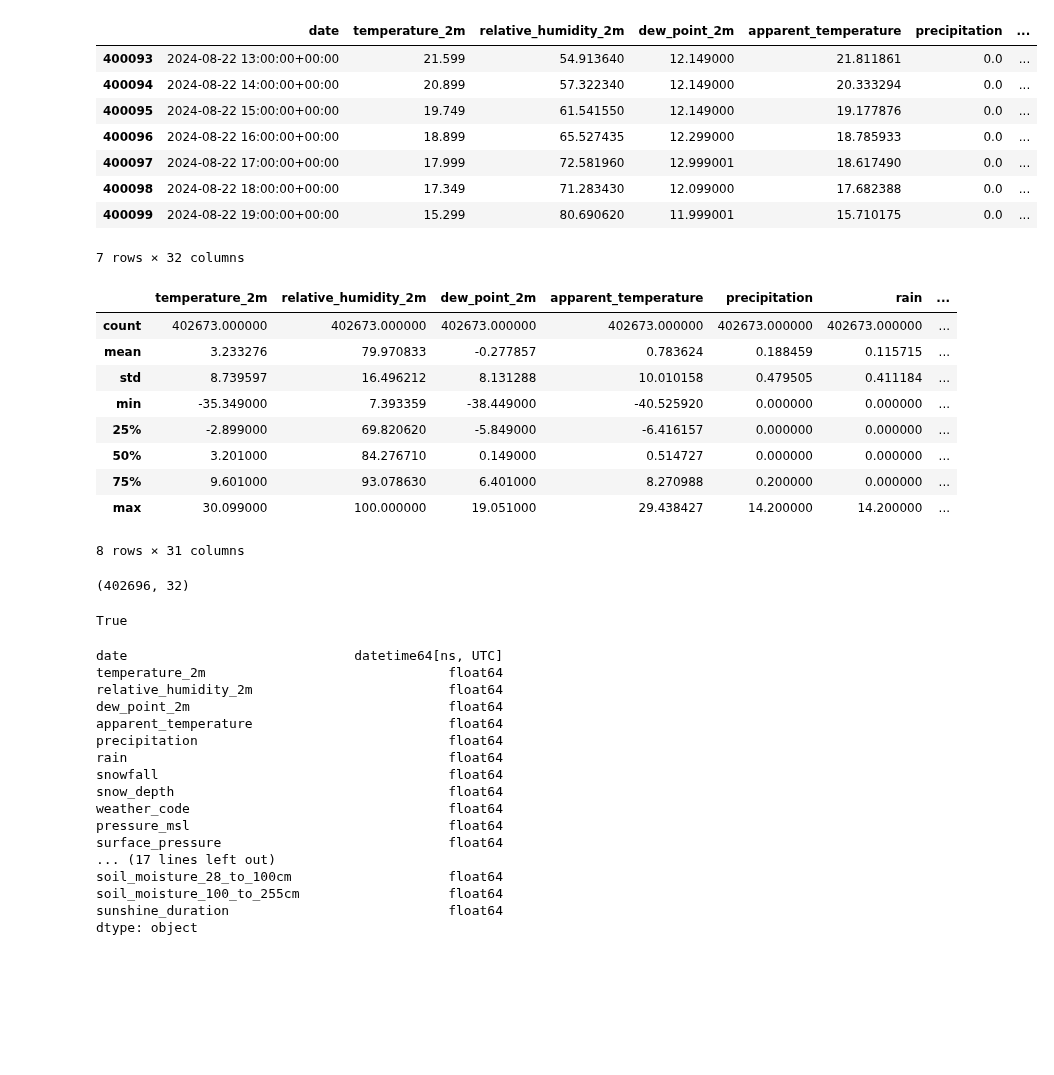
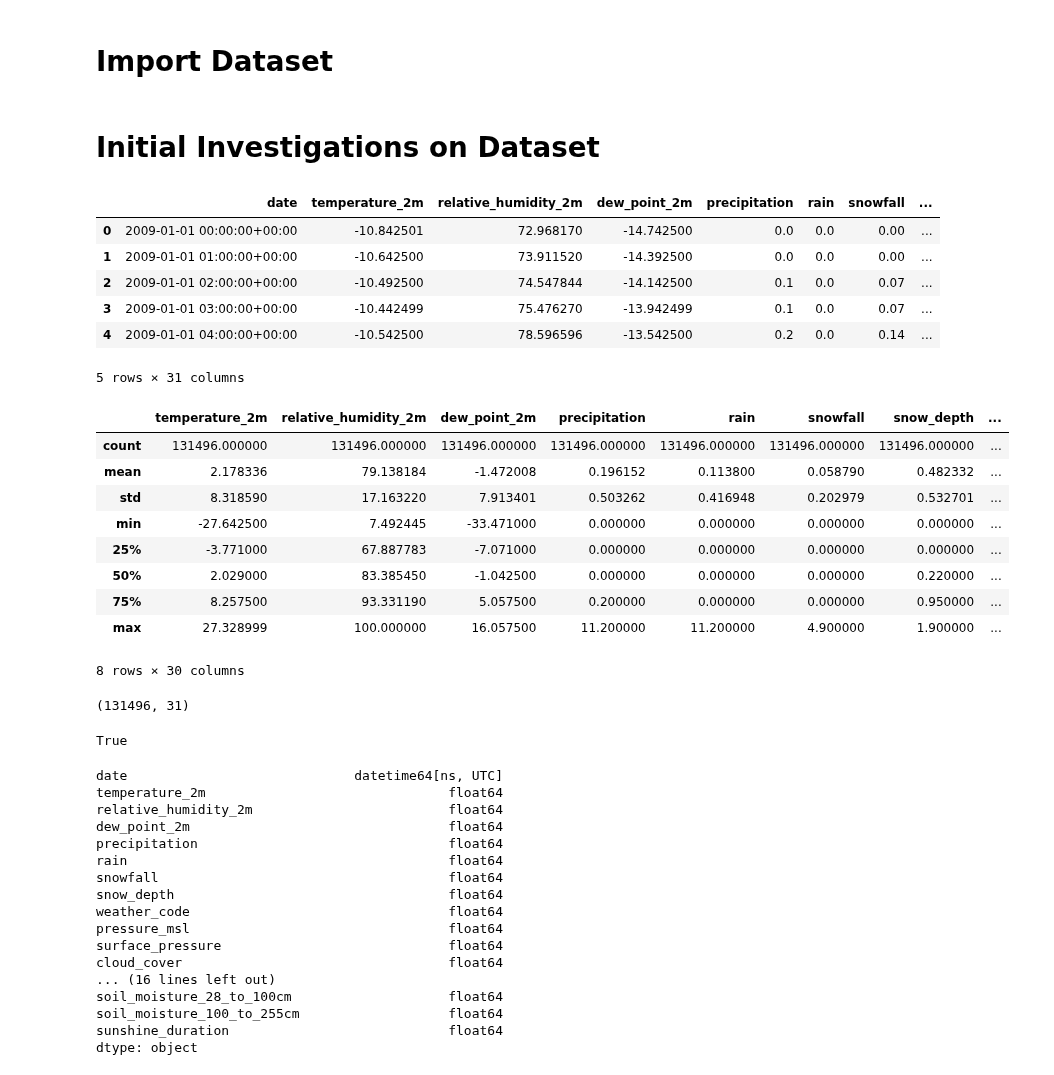
Before and after one commit to MadMax1995bb/powder_alert2.0, a Jupyter notebook: notebooks/notebook_model_tests.ipynb, the cells around one changed output. Saved outputs shown, nothing was run; the diff lists cells and outputs as text; code cells hidden in the pictures; blank space fills up the shorter version.

```diff
--- a/notebooks/notebook_model_tests.ipynb
+++ b/notebooks/notebook_model_tests.ipynb
@@ -12 +19,3 @@ from darts.models import RNNModel, TransformerModel
+# %% [markdown]
+# Import Dataset
 # %%
@@ -18,36 +29,48 @@ file_path = os.path.join(relative_path, file_name)
 
 df_hist_openmeteo = pd.read_csv(file_path)
 df_hist_openmeteo['date'] = pd.to_datetime(df_hist_openmeteo['date'])
+# %%
+#Full non-preprocessed dataset on historic data | 15 years | from openmeteo
+
+current_dir = os.getcwd()
+relative_path = os.path.dirname(current_dir)
+file_name = "raw_data/openmeteo_api_zentralstation.csv"
+
+file_path = os.path.join(relative_path, file_name)
+
+df_hist_openmeteo = pd.read_csv(file_path)
+df_hist_openmeteo['date'] = pd.to_datetime(df_hist_openmeteo['date'])
+# %% [markdown]
+# Initial Investigations on Dataset
 # %%
 #have a look at df (with relative current data)
-df_hist_openmeteo.iloc[400093:400100]
+df_hist_openmeteo = df_hist_openmeteo.iloc[:,1:]
+df_hist_openmeteo.head()
 # %% [output]
-|  | date | temperature_2m | relative_humidity_2m | dew_point_2m | apparent_temperature | precipitation | ... |
-| 400093 | 2024-08-22 13:00:00+00:00 | 21.599 | 54.913640 | 12.149000 | 21.811861 | 0.0 | ... |
-| 400094 | 2024-08-22 14:00:00+00:00 | 20.899 | 57.322340 | 12.149000 | 20.333294 | 0.0 | ... |
-| 400095 | 2024-08-22 15:00:00+00:00 | 19.749 | 61.541550 | 12.149000 | 19.177876 | 0.0 | ... |
-| 400096 | 2024-08-22 16:00:00+00:00 | 18.899 | 65.527435 | 12.299000 | 18.785933 | 0.0 | ... |
-| 400097 | 2024-08-22 17:00:00+00:00 | 17.999 | 72.581960 | 12.999001 | 18.617490 | 0.0 | ... |
-| 400098 | 2024-08-22 18:00:00+00:00 | 17.349 | 71.283430 | 12.099000 | 17.682388 | 0.0 | ... |
-| 400099 | 2024-08-22 19:00:00+00:00 | 15.299 | 80.690620 | 11.999001 | 15.710175 | 0.0 | ... |
+|  | date | temperature_2m | relative_humidity_2m | dew_point_2m | precipitation | rain | snowfall | ... |
+| 0 | 2009-01-01 00:00:00+00:00 | -10.842501 | 72.968170 | -14.742500 | 0.0 | 0.0 | 0.00 | ... |
+| 1 | 2009-01-01 01:00:00+00:00 | -10.642500 | 73.911520 | -14.392500 | 0.0 | 0.0 | 0.00 | ... |
+| 2 | 2009-01-01 02:00:00+00:00 | -10.492500 | 74.547844 | -14.142500 | 0.1 | 0.0 | 0.07 | ... |
+| 3 | 2009-01-01 03:00:00+00:00 | -10.442499 | 75.476270 | -13.942499 | 0.1 | 0.0 | 0.07 | ... |
+| 4 | 2009-01-01 04:00:00+00:00 | -10.542500 | 78.596596 | -13.542500 | 0.2 | 0.0 | 0.14 | ... |
-7 rows × 32 columns
+5 rows × 31 columns
 # %%
 df_hist_openmeteo.describe()
 # %% [output]
-|  | temperature_2m | relative_humidity_2m | dew_point_2m | apparent_temperature | precipitation | rain | ... |
-| count | 402673.000000 | 402673.000000 | 402673.000000 | 402673.000000 | 402673.000000 | 402673.000000 | ... |
-| mean | 3.233276 | 79.970833 | -0.277857 | 0.783624 | 0.188459 | 0.115715 | ... |
-| std | 8.739597 | 16.496212 | 8.131288 | 10.010158 | 0.479505 | 0.411184 | ... |
-| min | -35.349000 | 7.393359 | -38.449000 | -40.525920 | 0.000000 | 0.000000 | ... |
-| 25% | -2.899000 | 69.820620 | -5.849000 | -6.416157 | 0.000000 | 0.000000 | ... |
-| 50% | 3.201000 | 84.276710 | 0.149000 | 0.514727 | 0.000000 | 0.000000 | ... |
-| 75% | 9.601000 | 93.078630 | 6.401000 | 8.270988 | 0.200000 | 0.000000 | ... |
-| max | 30.099000 | 100.000000 | 19.051000 | 29.438427 | 14.200000 | 14.200000 | ... |
+|  | temperature_2m | relative_humidity_2m | dew_point_2m | precipitation | rain | snowfall | snow_depth | ... |
+| count | 131496.000000 | 131496.000000 | 131496.000000 | 131496.000000 | 131496.000000 | 131496.000000 | 131496.000000 | ... |
+| mean | 2.178336 | 79.138184 | -1.472008 | 0.196152 | 0.113800 | 0.058790 | 0.482332 | ... |
+| std | 8.318590 | 17.163220 | 7.913401 | 0.503262 | 0.416948 | 0.202979 | 0.532701 | ... |
+| min | -27.642500 | 7.492445 | -33.471000 | 0.000000 | 0.000000 | 0.000000 | 0.000000 | ... |
+| 25% | -3.771000 | 67.887783 | -7.071000 | 0.000000 | 0.000000 | 0.000000 | 0.000000 | ... |
+| 50% | 2.029000 | 83.385450 | -1.042500 | 0.000000 | 0.000000 | 0.000000 | 0.220000 | ... |
+| 75% | 8.257500 | 93.331190 | 5.057500 | 0.200000 | 0.000000 | 0.000000 | 0.950000 | ... |
+| max | 27.328999 | 100.000000 | 16.057500 | 11.200000 | 11.200000 | 4.900000 | 1.900000 | ... |
-8 rows × 31 columns
+8 rows × 30 columns
 # %%
 df_hist_openmeteo.shape
 # %% [output]
-(402696, 32)
+(131496, 31)
 # %%
 print(df_hist_openmeteo['date'].is_unique)
 # %% [output]
@@ -59,7 +82,6 @@ date                             datetime64[ns, UTC]
 temperature_2m                               float64
 relative_humidity_2m                         float64
 dew_point_2m                                 float64
-apparent_temperature                         float64
 precipitation                                float64
 rain                                         float64
 snowfall                                     float64
@@ -67,7 +89,8 @@ snow_depth                                   float64
 weather_code                                 float64
 pressure_msl                                 float64
 surface_pressure                             float64
-... (17 lines left out)
+cloud_cover                                  float64
+... (16 lines left out)
 soil_moisture_28_to_100cm                    float64
 soil_moisture_100_to_255cm                   float64
 sunshine_duration                            float64
```
Also changed, not shown: parts of 74 cells of this notebook, 1 other file.
